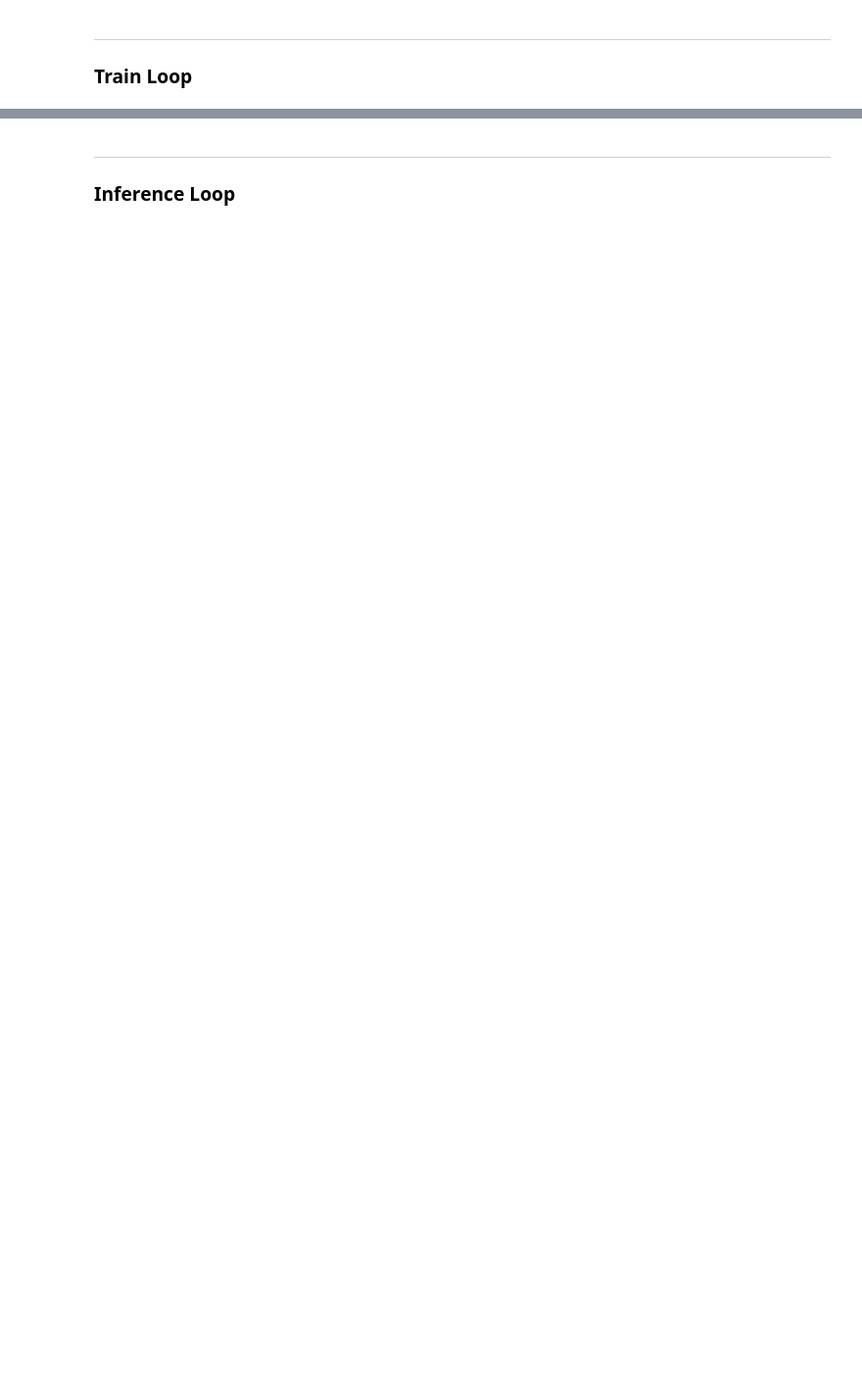
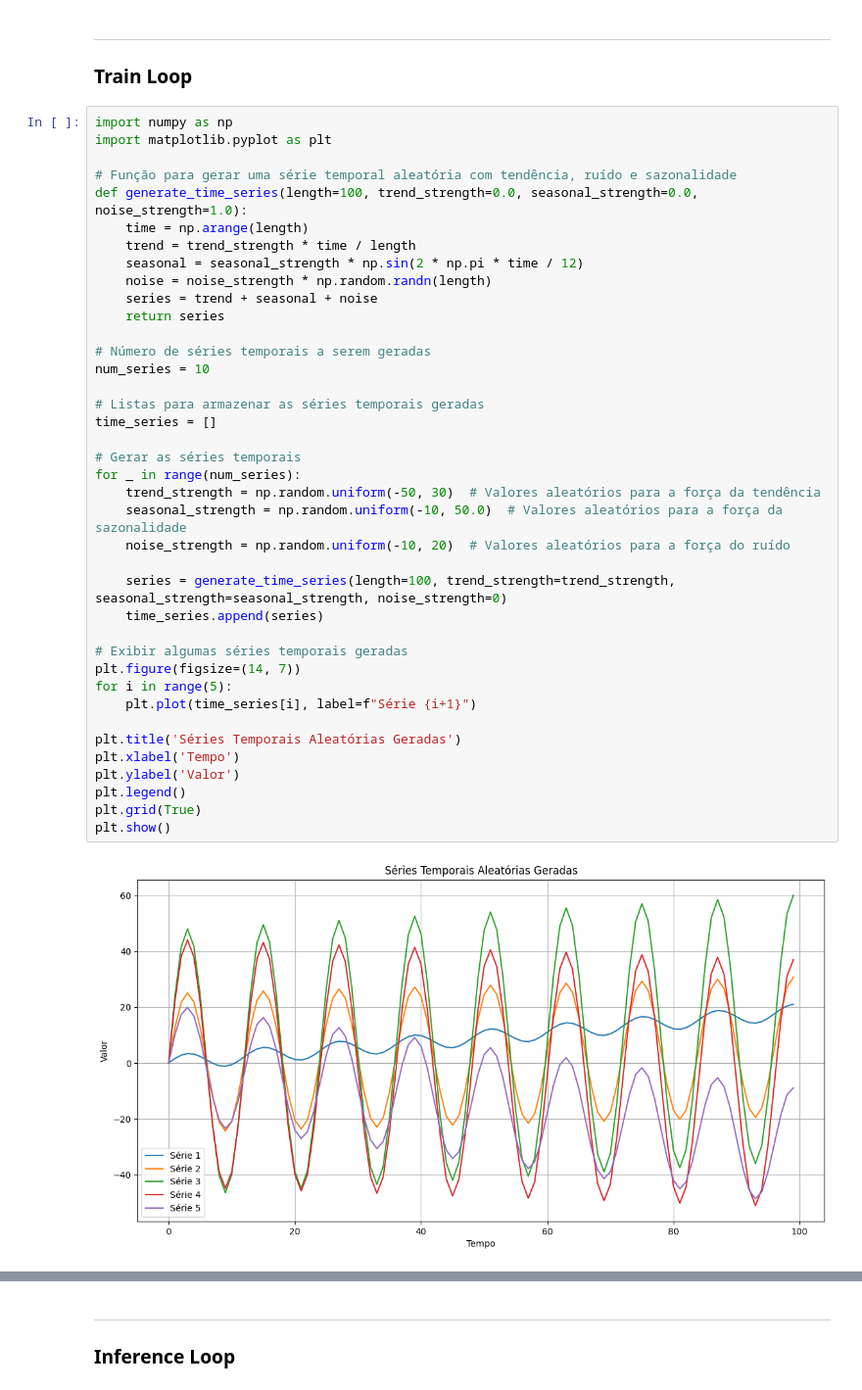
Before and after one commit to kevinscaccia/Time-Series-Transformers, a Jupyter notebook: simple_serie_test.ipynb, the cells around one changed output, grey strips where cells are left out. Shown at 98% size. Cells and saved outputs as stored; diff of their text form; blank space fills up the shorter version.

```diff
--- a/simple_serie_test.ipynb
+++ b/simple_serie_test.ipynb
@@ -133,5 +242,46 @@ Num of weights: 95313
 # %% [markdown]
 ---
 ### Train Loop
+# %%
+import numpy as np
+import matplotlib.pyplot as plt
+
+# Função para gerar uma série temporal aleatória com tendência, ruído e sazonalidade
+def generate_time_series(length=100, trend_strength=0.0, seasonal_strength=0.0, noise_strength=1.0):
+    time = np.arange(length)
+    trend = trend_strength * time / length
+    seasonal = seasonal_strength * np.sin(2 * np.pi * time / 12)
+    noise = noise_strength * np.random.randn(length)
+    series = trend + seasonal + noise
+    return series
+
+# Número de séries temporais a serem geradas
+num_series = 10
+
+# Listas para armazenar as séries temporais geradas
+time_series = []
+
+# Gerar as séries temporais
+for _ in range(num_series):
+    trend_strength = np.random.uniform(-50, 30)  # Valores aleatórios para a força da tendência
+    seasonal_strength = np.random.uniform(-10, 50.0)  # Valores aleatórios para a força da sazonalidade
+    noise_strength = np.random.uniform(-10, 20)  # Valores aleatórios para a força do ruído
+
+    series = generate_time_series(length=100, trend_strength=trend_strength, seasonal_strength=seasonal_strength, noise_strength=0)
+    time_series.append(series)
+
+# Exibir algumas séries temporais geradas
+plt.figure(figsize=(14, 7))
+for i in range(5):
+    plt.plot(time_series[i], label=f"Série {i+1}")
+
+plt.title('Séries Temporais Aleatórias Geradas')
+plt.xlabel('Tempo')
+plt.ylabel('Valor')
+plt.legend()
+plt.grid(True)
+plt.show()
+# %% [output]
+[figure, added]
 # %%
 
```
Also changed, not shown: parts of 31 cells of this notebook, 20 other files.
